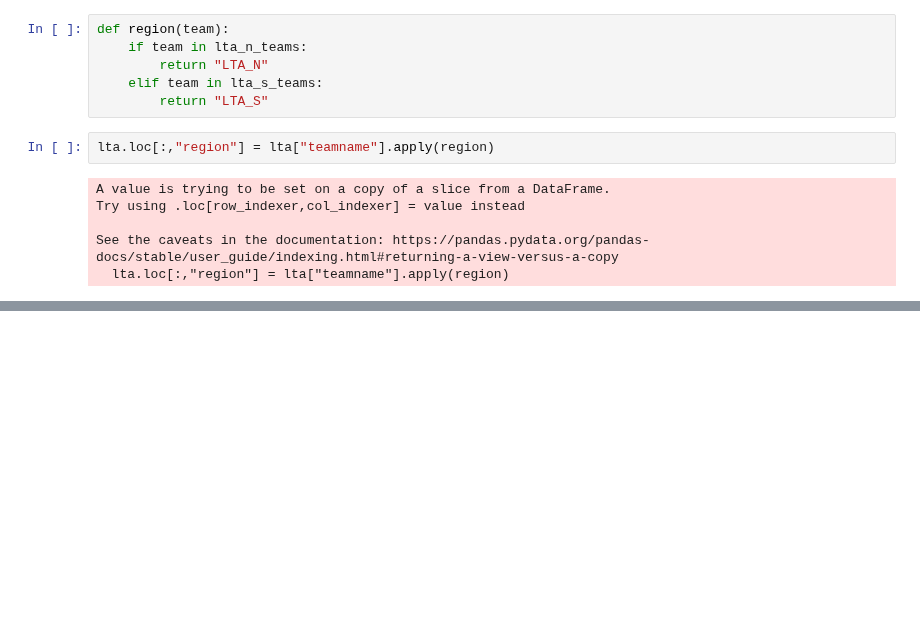
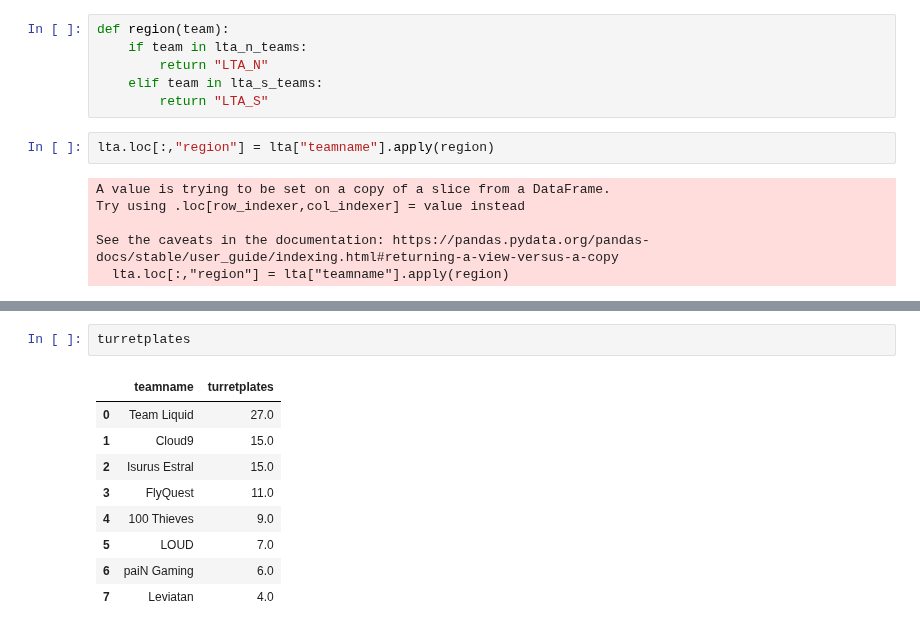
Before and after one commit to yagoandradelima/data-analysis-python, a Jupyter notebook: lol/codes/lta_sul.ipynb, the cells around one changed output, grey strips where cells are left out. Cells and saved outputs as stored; diff of their text form; blank space fills up the shorter version.

```diff
--- a/lol/codes/lta_sul.ipynb
+++ b/lol/codes/lta_sul.ipynb
@@ -101,0 +90,12 @@ lta.groupby(["position"]).agg({"golddiffat10":"sum"})
+# %%
+turretplates
+# %% [output]
+|  | teamname | turretplates |
+| 0 | Team Liquid | 27.0 |
+| 1 | Cloud9 | 15.0 |
+| 2 | Isurus Estral | 15.0 |
+| 3 | FlyQuest | 11.0 |
+| 4 | 100 Thieves | 9.0 |
+| 5 | LOUD | 7.0 |
+| 6 | paiN Gaming | 6.0 |
+| 7 | Leviatan | 4.0 |
```
Also changed, not shown: parts of 13 cells of this notebook.
